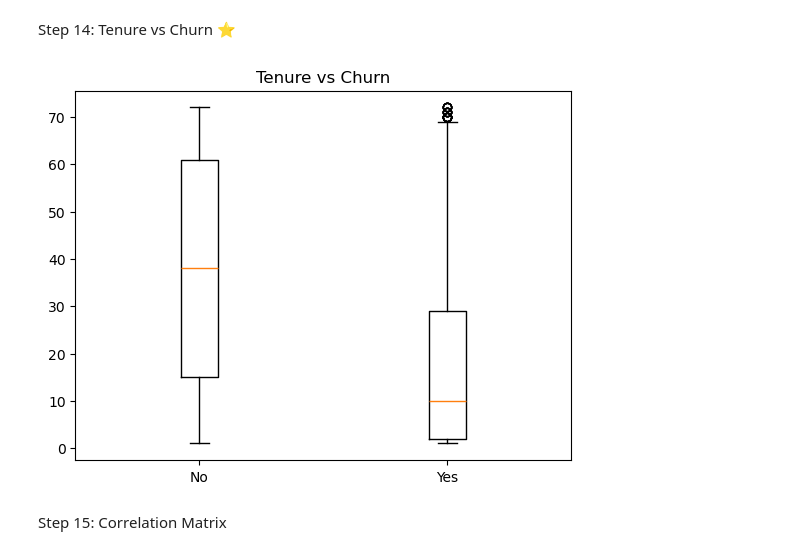
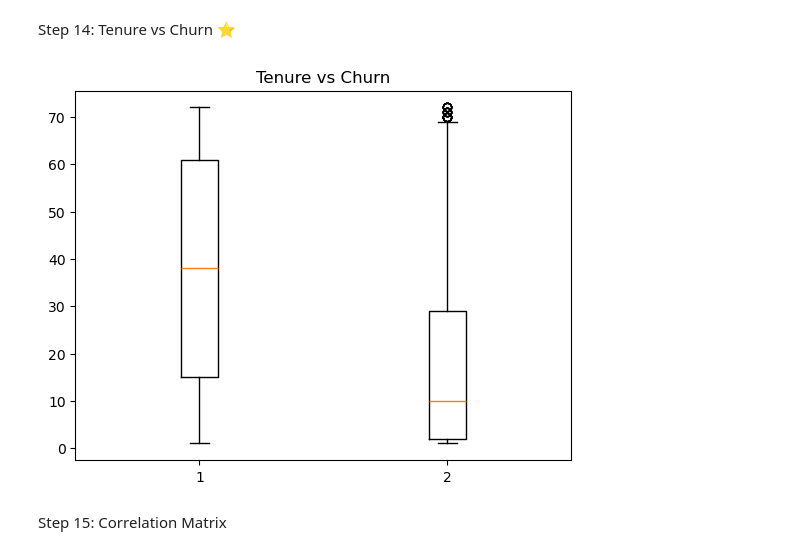
Before and after one commit to pavansb09/Customer-Churn-Prediction, a Jupyter notebook: Notebook/Customer_Churn_Analysis.ipynb, the cells around one changed output. Drawn from its saved outputs; the diff is of its cells as text; code cells hidden in the pictures.

```diff
--- a/Notebook/Customer_Churn_Analysis.ipynb
+++ b/Notebook/Customer_Churn_Analysis.ipynb
@@ -505,14 +505,14 @@ Step 14: Tenure vs Churn ⭐
 # %%
 plt.boxplot([
     df[df["Churn"]=="No"]["tenure"],
     df[df["Churn"]=="Yes"]["tenure"]
 ],
-labels=["No","Yes"])
+label=["No","Yes"])
 
 plt.title("Tenure vs Churn")
 plt.show()
 # %% [output]
-[figure, old version]
+[figure, new version]
 # %% [markdown]
 Step 15: Correlation Matrix
 # %%
```
Also changed, not shown: parts of 5 cells of this notebook, 5 other files.
